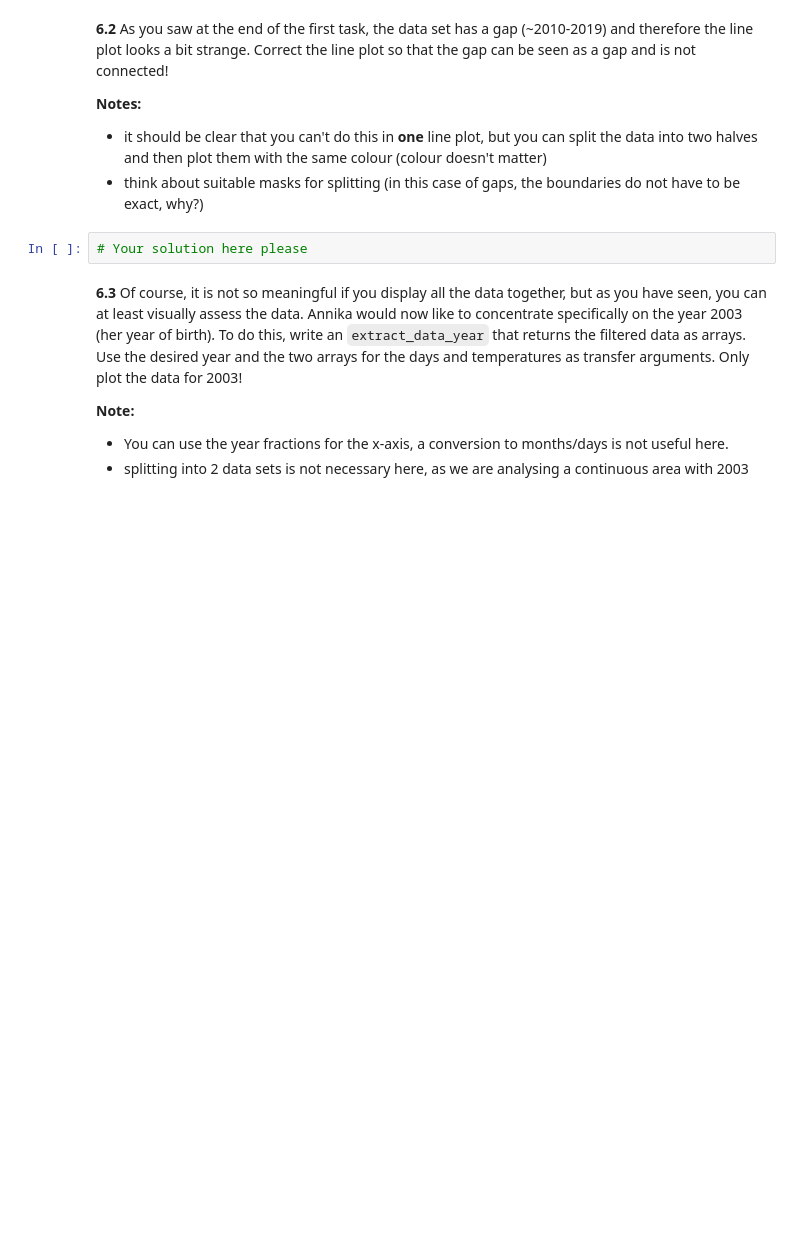
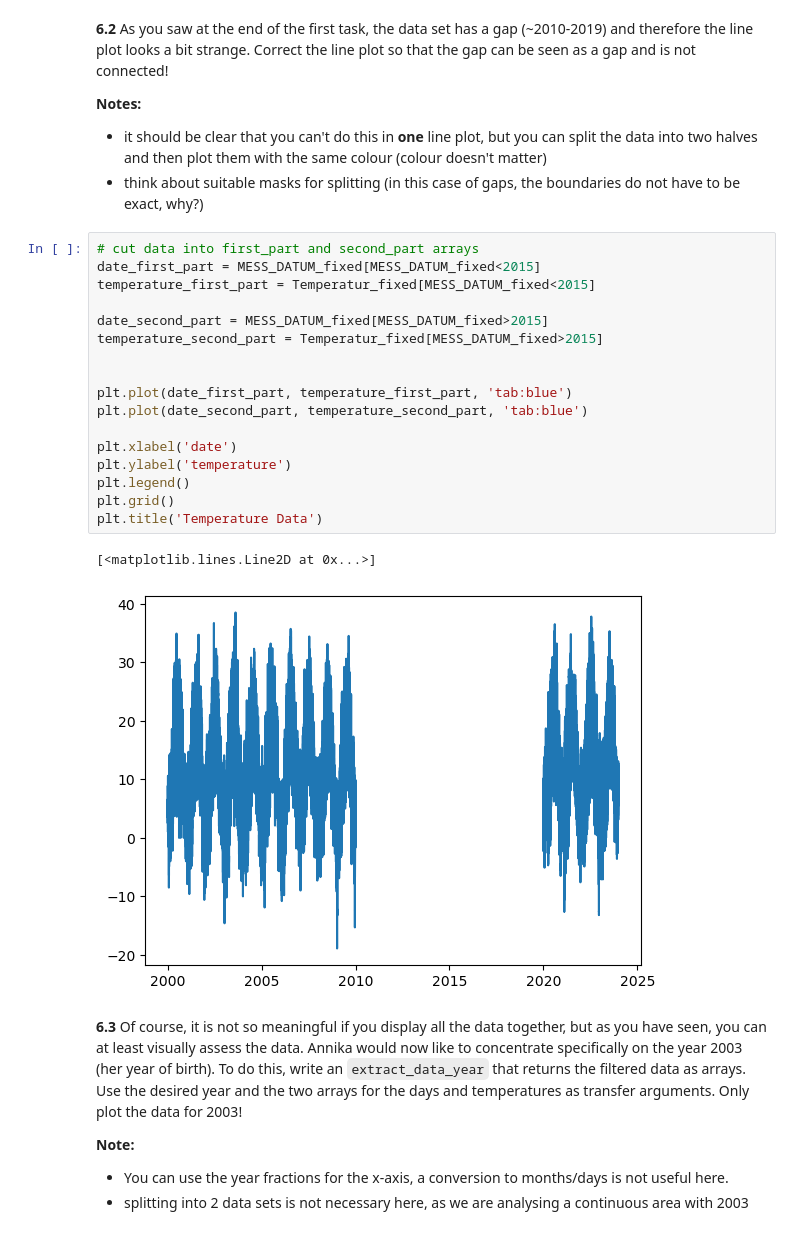
Before and after one commit to benjbrandt/physics725, a Jupyter notebook: Week3/08_Exercises_and_Homework_Week_3.ipynb, the cells around one changed output. Cells and saved outputs as stored; diff of their text form; blank space fills up the shorter version.

```diff
--- a/Week3/08_Exercises_and_Homework_Week_3.ipynb
+++ b/Week3/08_Exercises_and_Homework_Week_3.ipynb
@@ -365,8 +376,26 @@ MESS_DATUM,Luftdruck,Temperatur,Temperatur_Boden,Feuchte,Regendauer,Niederschlag
 **Notes:**
  - it should be clear that you can't do this in **one** line plot, but you can split the data into two halves and then plot them with the same colour (colour doesn't matter)
  - think about suitable masks for splitting (in this case of gaps, the boundaries do not have to be exact, why?)
-# %%
-# Your solution here please
+# %%
+# cut data into first_part and second_part arrays
+date_first_part = MESS_DATUM_fixed[MESS_DATUM_fixed<2015]
+temperature_first_part = Temperatur_fixed[MESS_DATUM_fixed<2015]
+
+date_second_part = MESS_DATUM_fixed[MESS_DATUM_fixed>2015]
+temperature_second_part = Temperatur_fixed[MESS_DATUM_fixed>2015]
+
+
+plt.plot(date_first_part, temperature_first_part, 'tab:blue')
+plt.plot(date_second_part, temperature_second_part, 'tab:blue')
+
+plt.xlabel('date')
+plt.ylabel('temperature')
+plt.legend()
+plt.grid()
+plt.title('Temperature Data')
+# %% [output]
+[<matplotlib.lines.Line2D at 0x...>]
+[figure, added]
 # %% [markdown]
 
 **6.3** Of course, it is not so meaningful if you display all the data together, but as you have seen, you can at least visually assess the data. Annika would now like to concentrate specifically on the year 2003 (her year of birth). To do this, write an `extract_data_year` that returns the filtered data as arrays. Use the desired year and the two arrays for the days and temperatures as transfer arguments. Only plot the data for 2003!
```
Also changed, not shown: parts of 12 cells of this notebook.
